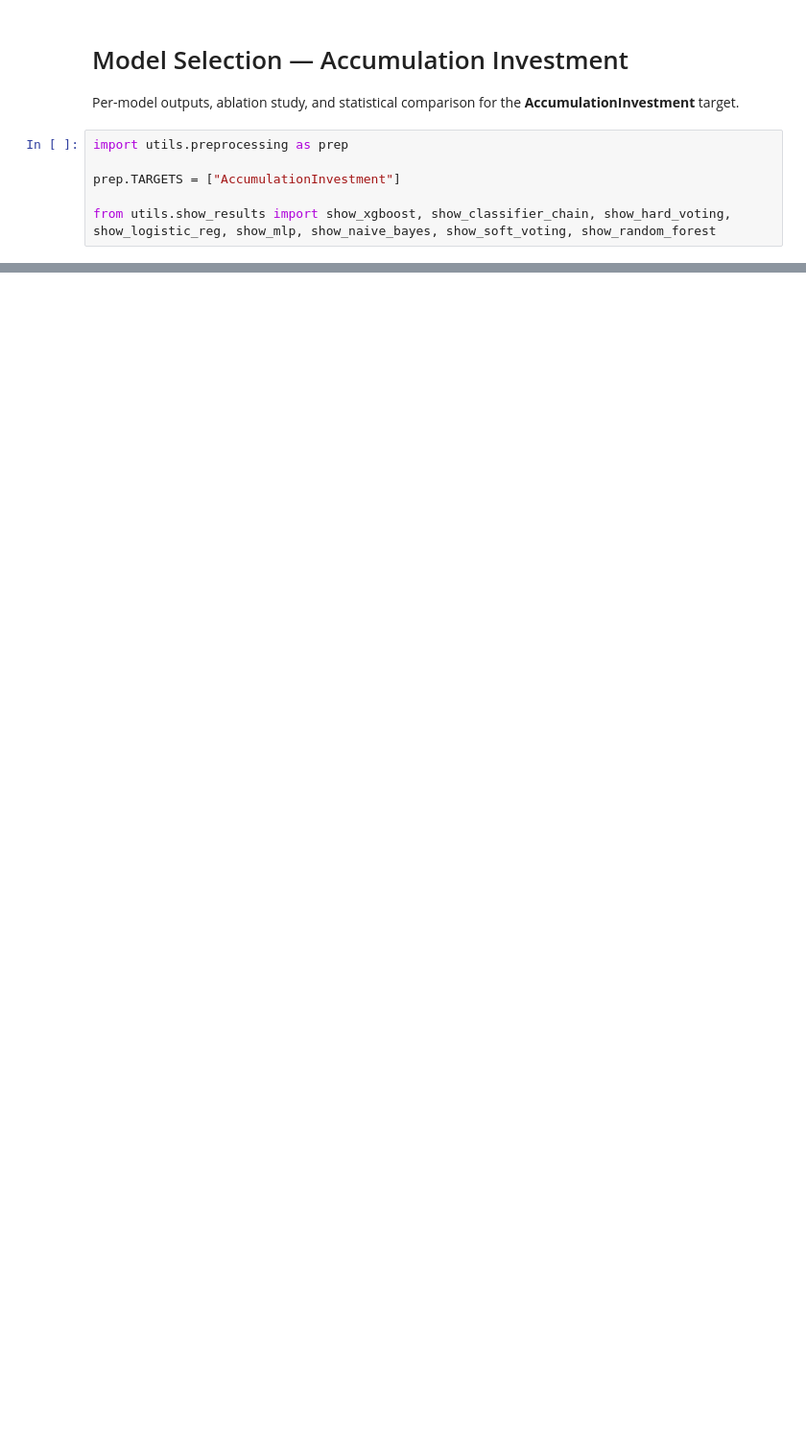
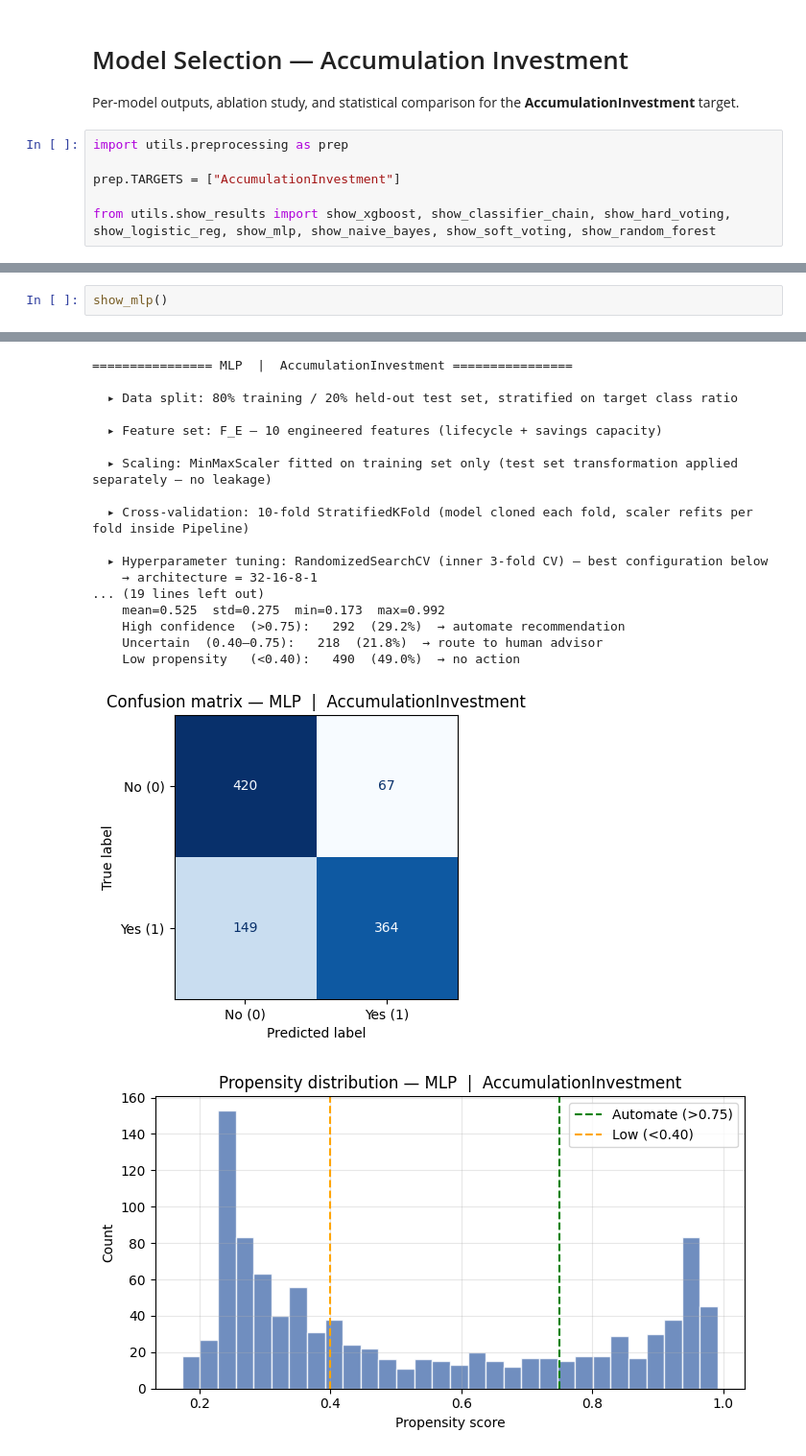
Before and after one commit to tommybaresi-creator/fintech-group-work, a Jupyter notebook: BusinessCase2/bestmodel_accumulation.ipynb, the cells around one changed output, grey strips where cells are left out. Shown at 96% size. Saved outputs shown, nothing was run; the diff lists cells and outputs as text; blank space fills up the shorter version.

```diff
--- a/BusinessCase2/bestmodel_accumulation.ipynb
+++ b/BusinessCase2/bestmodel_accumulation.ipynb
@@ -82,0 +227,3 @@ show_classifier_chain()
+# %%
+show_mlp()
+# %% [output]
@@ -82,0 +240,19 @@ show_classifier_chain()
+================ MLP  |  AccumulationInvestment ================
+
+  ▸ Data split: 80% training / 20% held-out test set, stratified on target class ratio
+
+  ▸ Feature set: F_E — 10 engineered features (lifecycle + savings capacity)
+
+  ▸ Scaling: MinMaxScaler fitted on training set only (test set transformation applied separately — no leakage)
+
+  ▸ Cross-validation: 10-fold StratifiedKFold (model cloned each fold, scaler refits per fold inside Pipeline)
+
+  ▸ Hyperparameter tuning: RandomizedSearchCV (inner 3-fold CV) — best configuration below
+    → architecture = 32-16-8-1
+... (19 lines left out)
+    mean=0.525  std=0.275  min=0.173  max=0.992
+    High confidence  (>0.75):   292  (29.2%)  → automate recommendation
+    Uncertain  (0.40–0.75):   218  (21.8%)  → route to human advisor
+    Low propensity   (<0.40):   490  (49.0%)  → no action
+[figure, added]
+[figure, added]
```
Also changed, not shown: parts of 26 cells of this notebook, 43 other files.
